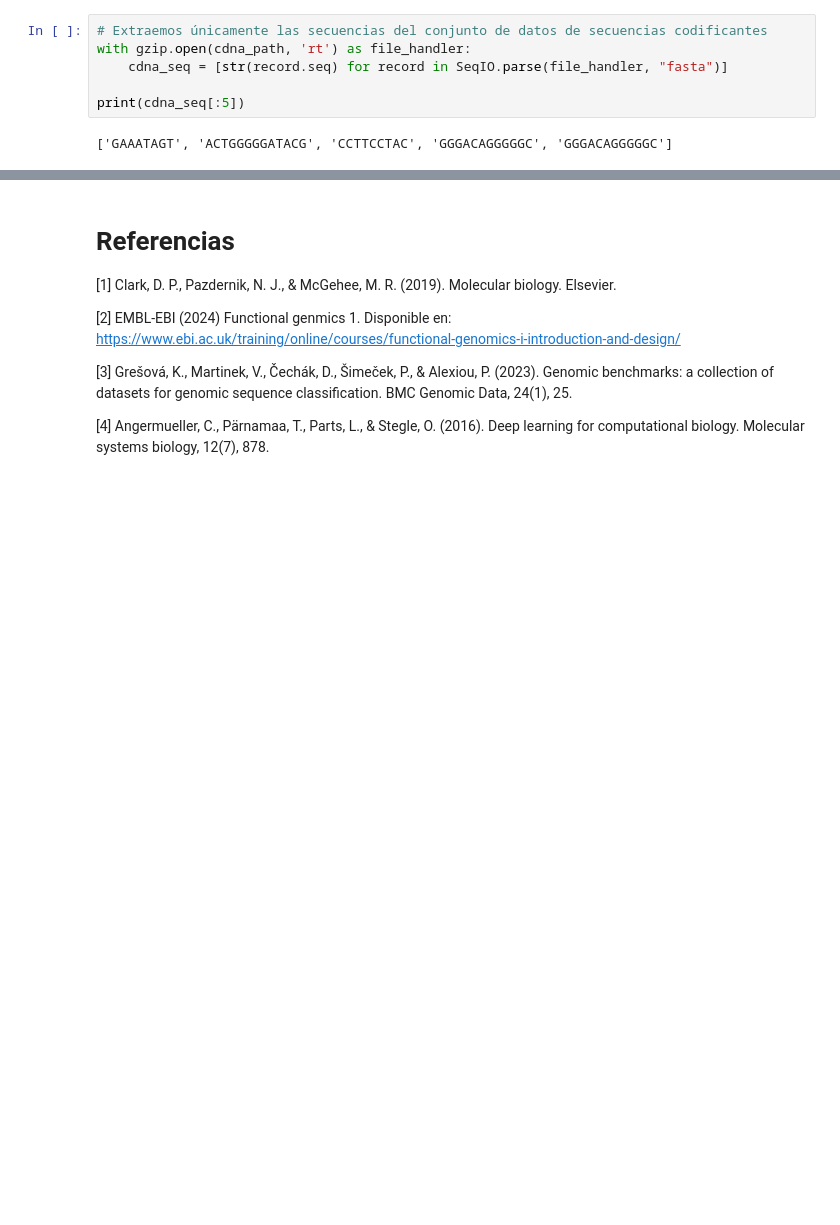
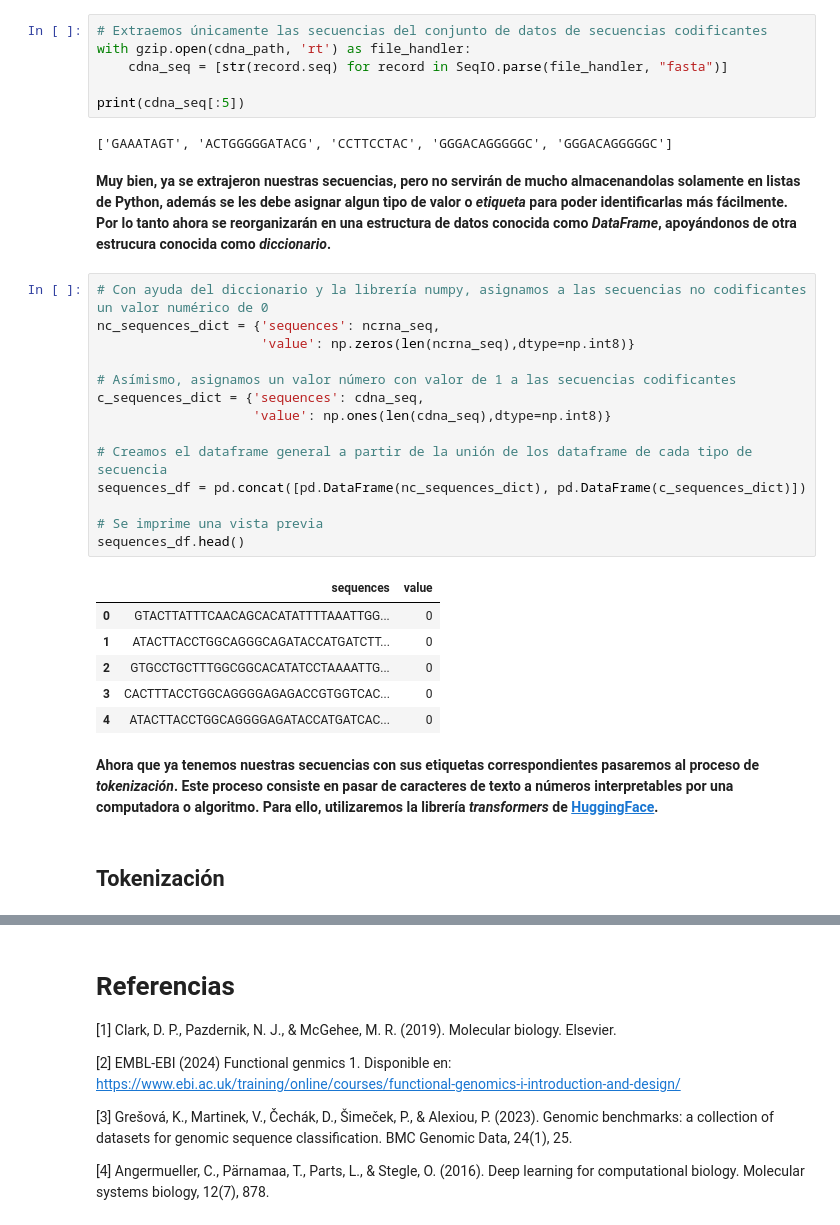
Before and after one commit to judz03/sequence_classification, a Jupyter notebook: Taller_clasificacion_de_secuencias.ipynb, the cells around one changed output, grey strips where cells are left out. Drawn from its saved outputs; the diff is of its cells as text; blank space fills up the shorter version.

```diff
--- a/Taller_clasificacion_de_secuencias.ipynb
+++ b/Taller_clasificacion_de_secuencias.ipynb
@@ -113,3 +115,30 @@ with gzip.open(cdna_path, 'rt') as file_handler:
 print(cdna_seq[:5])
 # %% [output]
 ['GAAATAGT', 'ACTGGGGGATACG', 'CCTTCCTAC', 'GGGACAGGGGGC', 'GGGACAGGGGGC']
+# %% [markdown]
+**Muy bien, ya se extrajeron nuestras secuencias, pero no servirán de mucho almacenandolas solamente en listas de Python, además se les debe asignar algun tipo de valor o *etiqueta* para poder identificarlas más fácilmente. Por lo tanto ahora se reorganizarán en una estructura de datos conocida como *DataFrame*, apoyándonos de otra estrucura conocida como *diccionario*.**
+# %%
+# Con ayuda del diccionario y la librería numpy, asignamos a las secuencias no codificantes un valor numérico de 0
+nc_sequences_dict = {'sequences': ncrna_seq,
+                     'value': np.zeros(len(ncrna_seq),dtype=np.int8)}
+
+# Asímismo, asignamos un valor número con valor de 1 a las secuencias codificantes
+c_sequences_dict = {'sequences': cdna_seq,
+                    'value': np.ones(len(cdna_seq),dtype=np.int8)}
+
+# Creamos el dataframe general a partir de la unión de los dataframe de cada tipo de secuencia
+sequences_df = pd.concat([pd.DataFrame(nc_sequences_dict), pd.DataFrame(c_sequences_dict)])
+
+# Se imprime una vista previa
+sequences_df.head()
+# %% [output]
+|  | sequences | value |
+| 0 | GTACTTATTTCAACAGCACATATTTTAAATTGG... | 0 |
+| 1 | ATACTTACCTGGCAGGGCAGATACCATGATCTT... | 0 |
+| 2 | GTGCCTGCTTTGGCGGCACATATCCTAAAATTG... | 0 |
+| 3 | CACTTTACCTGGCAGGGGAGAGACCGTGGTCAC... | 0 |
+| 4 | ATACTTACCTGGCAGGGGAGATACCATGATCAC... | 0 |
+# %% [markdown]
+**Ahora que ya tenemos nuestras secuencias con sus etiquetas correspondientes pasaremos al proceso de *tokenización*. Este proceso consiste en pasar de caracteres de texto a números interpretables por una computadora o algoritmo. Para ello, utilizaremos la librería *transformers* de [HuggingFace](https://huggingface.co/docs/transformers/index).**
+# %% [markdown]
+## Tokenización
```
Also changed, not shown: parts of 6 cells of this notebook.
